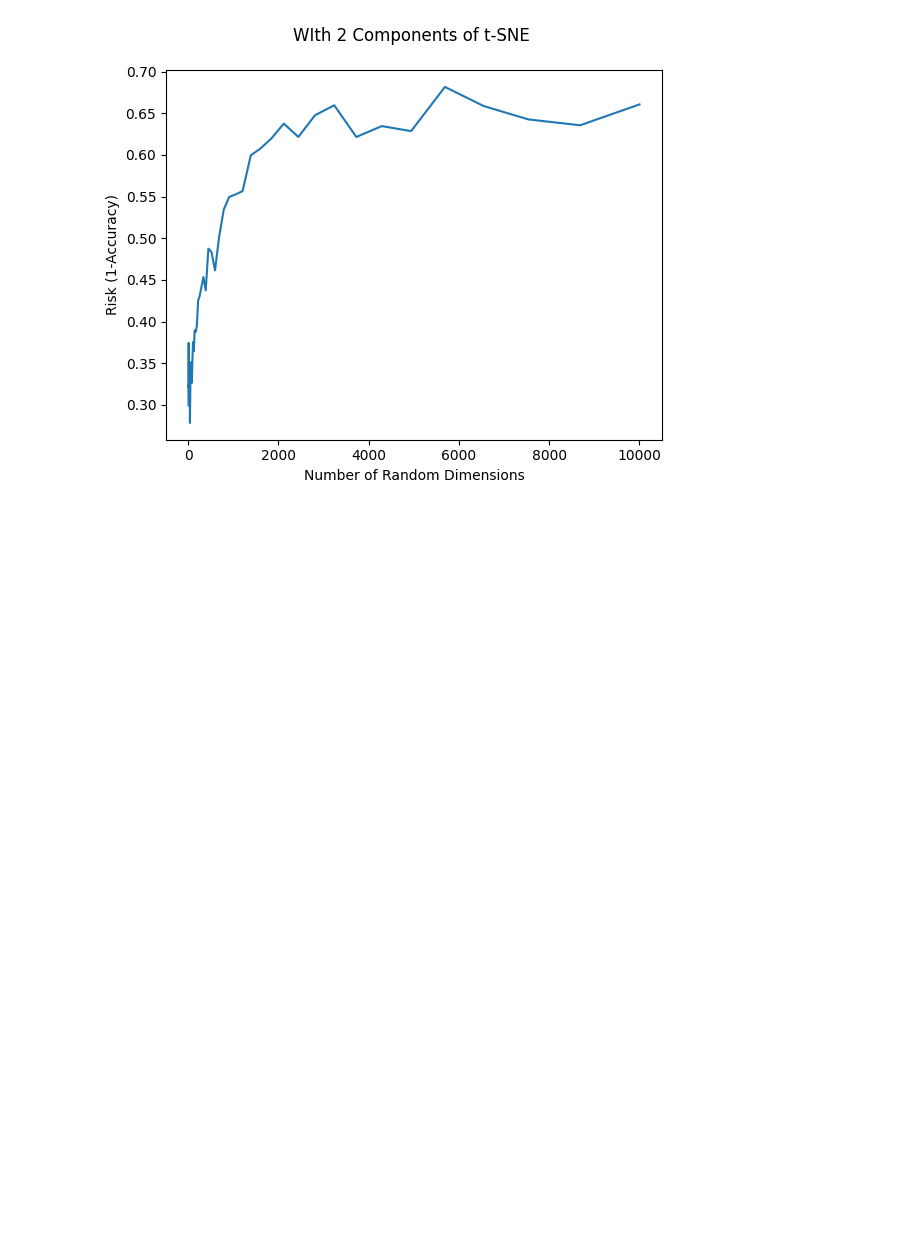
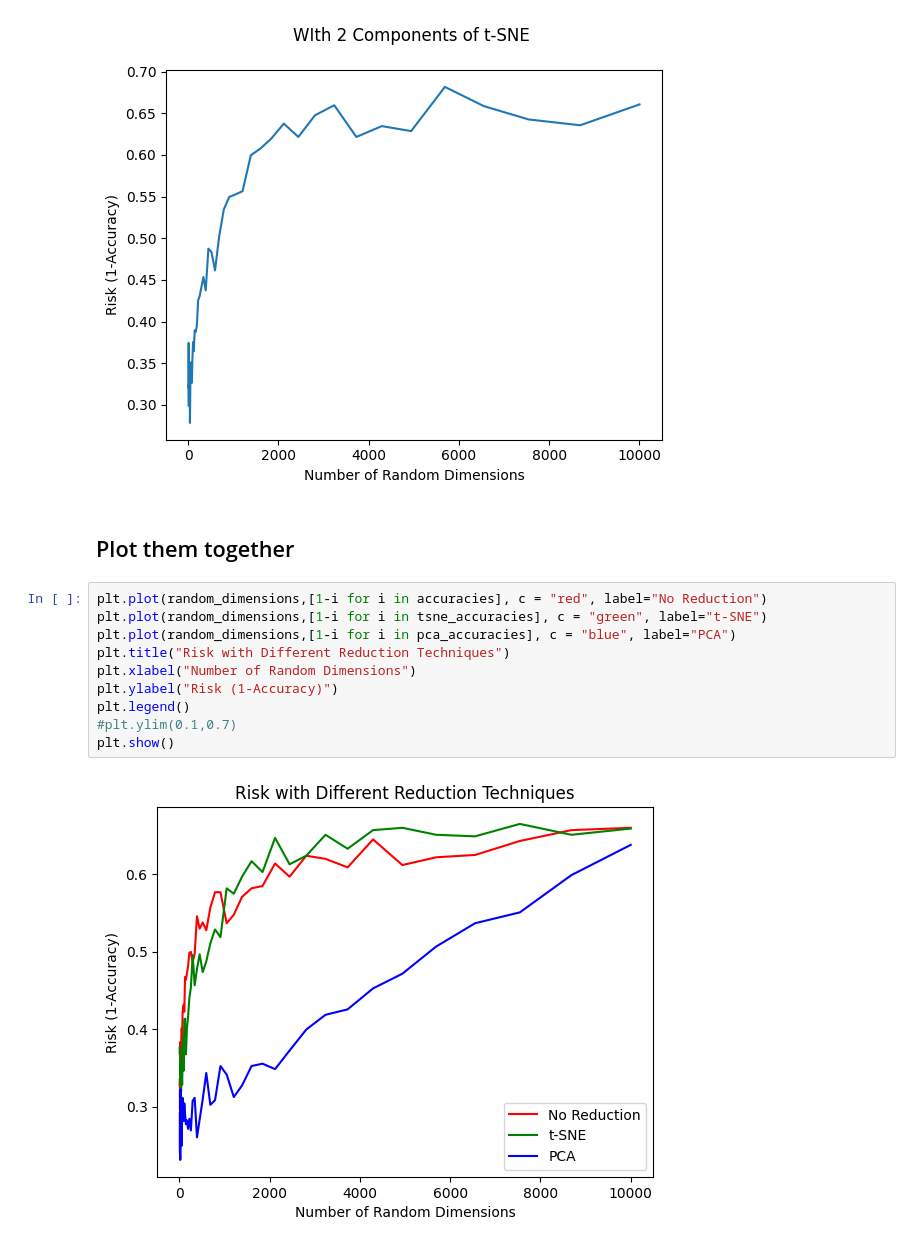
Before and after one commit to chenjoshua7/chenjoshua7.github.io, a Jupyter notebook: notebooks/cod.ipynb, the cells around one changed output. Drawn from its saved outputs; the diff is of its cells as text; blank space fills up the shorter version.

Commit message:
adding visualizations

```diff
--- a/notebooks/cod.ipynb
+++ b/notebooks/cod.ipynb
@@ -226,3 +227,17 @@ plt.ylabel("Risk (1-Accuracy)")
 plt.show()
 # %% [output]
 [figure]
+# %% [markdown]
+## Plot them together
+# %%
+plt.plot(random_dimensions,[1-i for i in accuracies], c = "red", label="No Reduction")
+plt.plot(random_dimensions,[1-i for i in tsne_accuracies], c = "green", label="t-SNE")
+plt.plot(random_dimensions,[1-i for i in pca_accuracies], c = "blue", label="PCA")
+plt.title("Risk with Different Reduction Techniques")
+plt.xlabel("Number of Random Dimensions")
+plt.ylabel("Risk (1-Accuracy)")
+plt.legend()
+#plt.ylim(0.1,0.7)
+plt.show()
+# %% [output]
+[figure, added]
```
Also changed, not shown: parts of 1 cell of this notebook, 6 other files.
